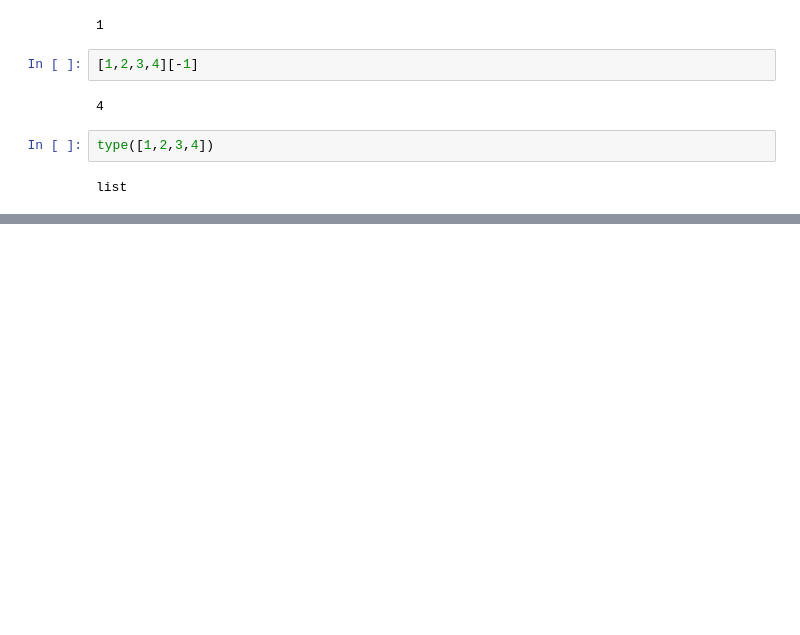
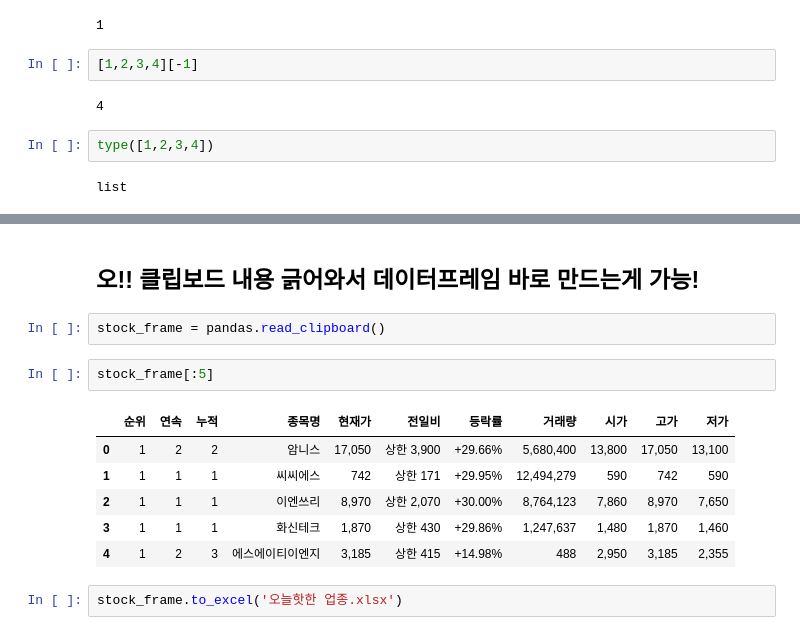
Before and after one commit to verystrongjoe/python-opensource-for-deep-learning, a Jupyter notebook: notebook/Day 1.ipynb, the cells around one changed output, grey strips where cells are left out. Saved outputs shown, nothing was run; the diff lists cells and outputs as text; blank space fills up the shorter version.

```diff
--- a/notebook/Day 1.ipynb
+++ b/notebook/Day 1.ipynb
@@ -84,0 +434,15 @@ list
+# %% [markdown]
+## 오!! 클립보드 내용 긁어와서 데이터프레임 바로 만드는게 가능!
+# %%
+stock_frame = pandas.read_clipboard()
+# %%
+stock_frame[:5]
+# %% [output]
+|  | 순위 | 연속 | 누적 | 종목명 | 현재가 | 전일비 | 등락률 | 거래량 | 시가 | 고가 | 저가 |
+| 0 | 1 | 2 | 2 | 암니스 | 17,050 | 상한 3,900 | +29.66% | 5,680,400 | 13,800 | 17,050 | 13,100 |
+| 1 | 1 | 1 | 1 | 씨씨에스 | 742 | 상한 171 | +29.95% | 12,494,279 | 590 | 742 | 590 |
+| 2 | 1 | 1 | 1 | 이엔쓰리 | 8,970 | 상한 2,070 | +30.00% | 8,764,123 | 7,860 | 8,970 | 7,650 |
+| 3 | 1 | 1 | 1 | 화신테크 | 1,870 | 상한 430 | +29.86% | 1,247,637 | 1,480 | 1,870 | 1,460 |
+| 4 | 1 | 2 | 3 | 에스에이티이엔지 | 3,185 | 상한 415 | +14.98% | 488 | 2,950 | 3,185 | 2,355 |
+# %%
+stock_frame.to_excel('오늘핫한 업종.xlsx')
```
Also changed, not shown: parts of 105 cells of this notebook, 3 other files.
